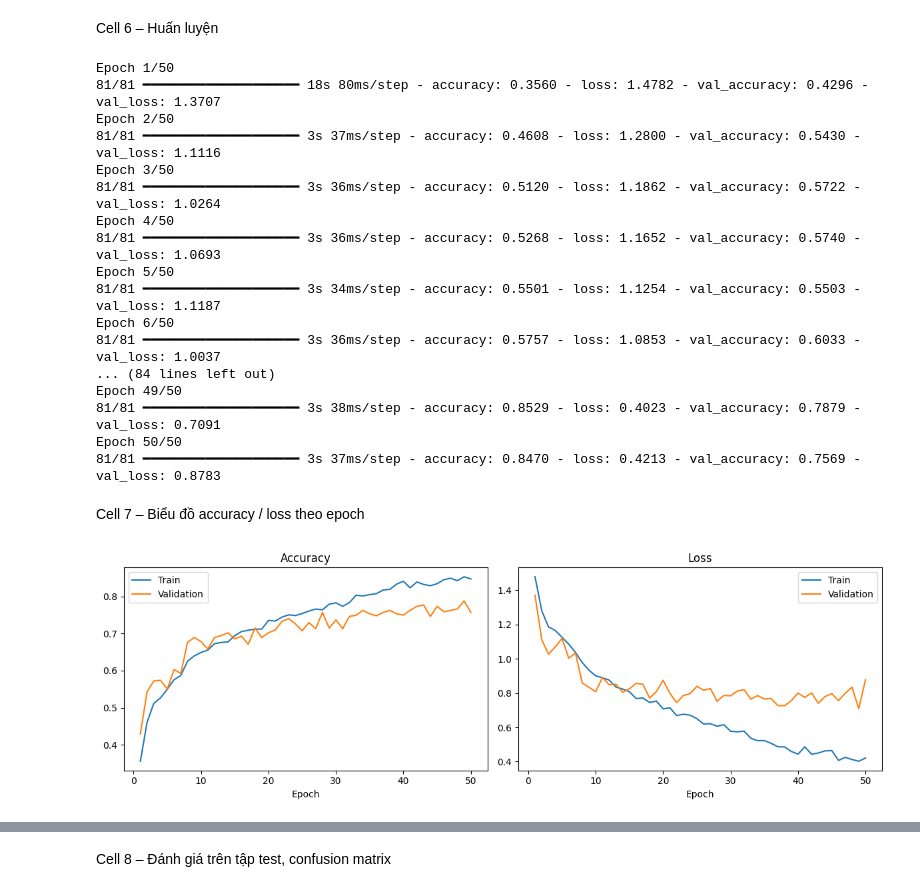
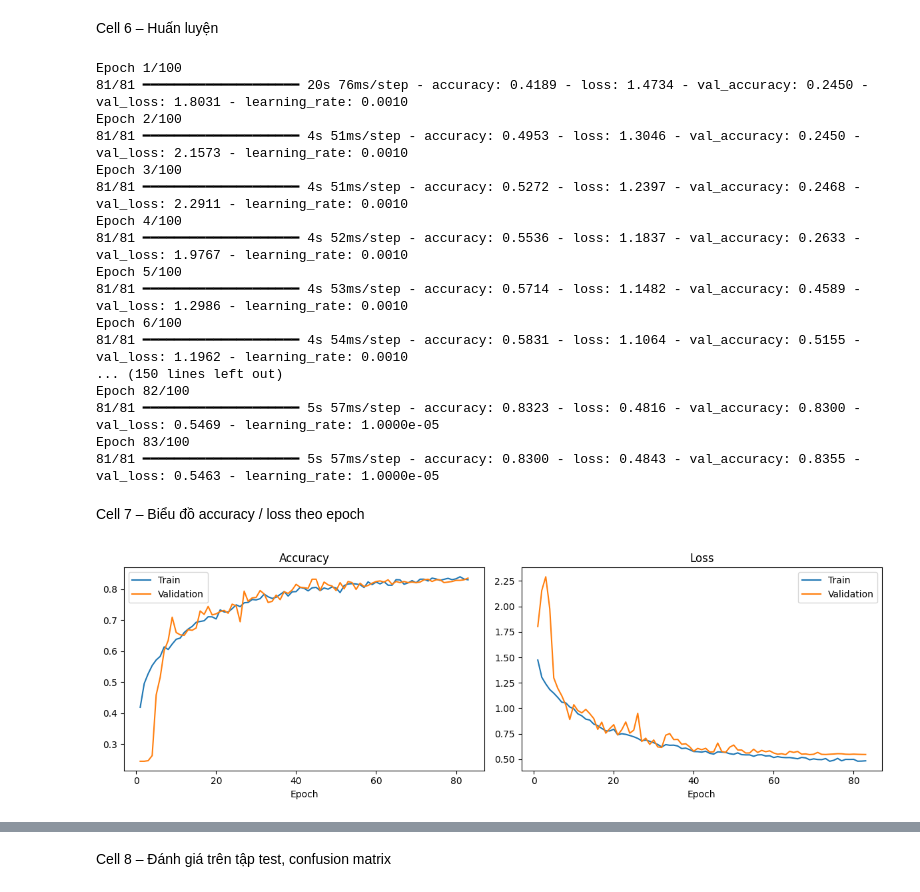
Before and after one commit to maihan88/Anthea, a Jupyter notebook: notebooks/01_train_tf_flowers.ipynb, the cells around one changed output, grey strips where cells are left out. Cells and saved outputs as stored; diff of their text form; code cells hidden in the pictures.

```diff
--- a/notebooks/01_train_tf_flowers.ipynb
+++ b/notebooks/01_train_tf_flowers.ipynb
@@ -51,7 +53,7 @@ else:
     src = '/content/flower_photos'
     classes = sorted(d for d in os.listdir(src) if os.path.isdir(f'{src}/{d}'))   # bỏ qua LICENSE.txt
 
-    rng = random.Random(SEED)
+    rng = random.Random(42)   # bản chia cố định như tf_flowers_split.zip, không đổi theo SEED
     for cls in classes:
         files = sorted(os.listdir(f'{src}/{cls}'))
         rng.shuffle(files)
@@ -114,6 +116,8 @@ Found 547 files belonging to 5 classes.
 # %% [markdown]
 Cell 5 – Xây mô hình CNN
 # %%
+L2 = regularizers.l2(1e-4)   # phạt trọng số lớn (mục 3 – Regularization)
+
 model = keras.Sequential([
     layers.Input(shape=IMG_SIZE + (3,)),
     layers.Rescaling(1./255),
@@ -123,13 +127,12 @@ model = keras.Sequential([
     layers.RandomHue(0.1, value_range=(0, 1)),          # xoay sắc độ màu một chút (đỏ ↔ hồng ↔ cam)
     layers.RandomSaturation((0.3,0.7), value_range=(0, 1)),   # màu đậm/nhạt ngẫu nhiên
     layers.RandomGrayscale(0.2),                        # 20% ảnh thành trắng đen → phải nhìn hình dạng
-    layers.Conv2D(16, 3, padding='same', activation='relu'), layers.MaxPooling2D(),
-    layers.Conv2D(32, 3, padding='same', activation='relu'), layers.MaxPooling2D(),
-    layers.Conv2D(64, 3, padding='same', activation='relu'), layers.MaxPooling2D(),
-    layers.Conv2D(128, 3, padding='same', activation='relu'), layers.MaxPooling2D(),
+    layers.Conv2D(16, 3, padding='same', activation='relu', kernel_regularizer=L2), layers.BatchNormalization(), layers.MaxPooling2D(),
+    layers.Conv2D(32, 3, padding='same', activation='relu', kernel_regularizer=L2), layers.BatchNormalization(), layers.MaxPooling2D(),
+    layers.Conv2D(64, 3, padding='same', activation='relu', kernel_regularizer=L2), layers.BatchNormalization(), layers.MaxPooling2D(),
+    layers.Conv2D(128, 3, padding='same', activation='relu', kernel_regularizer=L2), layers.BatchNormalization(), layers.MaxPooling2D(),
+    layers.GlobalAveragePooling2D(),                    # thay Flatten + Dense(128): mỗi kênh lấy trung bình còn 1 số
     layers.Dropout(0.2),
-    layers.Flatten(),
-    layers.Dense(128, activation='relu'),
     layers.Dense(len(class_names), activation='softmax'),
 ], name='flower_cnn')
 
@@ -164,51 +167,56 @@ model.compile(optimizer='adam',
               metrics=['accuracy'])
 
 callbacks = [
-    keras.callbacks.EarlyStopping(monitor='val_accuracy', patience=8, restore_best_weights=True),
-    keras.callbacks.ModelCheckpoint(CKPT_PATH, monitor='val_accuracy', save_best_only=True),
+    keras.callbacks.EarlyStopping(monitor='val_loss', patience=20, restore_best_weights=True),
+    keras.callbacks.ReduceLROnPlateau(monitor='val_loss', factor=0.5, patience=5, min_lr=1e-5),
+    keras.callbacks.ModelCheckpoint(CKPT_PATH, monitor='val_loss', save_best_only=True),
 ]
-history = model.fit(train_ds, validation_data=val_ds, epochs=50, callbacks=callbacks)
+history = model.fit(train_ds, validation_data=val_ds, epochs=100, callbacks=callbacks)
 
-model = keras.models.load_model(CKPT_PATH)   # dùng bản có val_accuracy tốt nhất
+model = keras.models.load_model(CKPT_PATH)   # dùng bản có val_loss thấp nhất
+
+# Lưu số liệu từng epoch ngay, phòng khi phiên Colab bị ngắt trước Cell 9
+with open(f'{ROOT}/checkpoints/history_v1.json', 'w') as f:
+    json.dump({k: [float(v) for v in vals] for k, vals in history.history.items()}, f)
 # %% [output]
-Epoch 1/50
-81/81 ━━━━━━━━━━━━━━━━━━━━ 18s 80ms/step - accuracy: 0.3560 - loss: 1.4782 - val_accuracy: 0.4296 - val_loss: 1.3707
-Epoch 2/50
-81/81 ━━━━━━━━━━━━━━━━━━━━ 3s 37ms/step - accuracy: 0.4608 - loss: 1.2800 - val_accuracy: 0.5430 - val_loss: 1.1116
-Epoch 3/50
-81/81 ━━━━━━━━━━━━━━━━━━━━ 3s 36ms/step - accuracy: 0.5120 - loss: 1.1862 - val_accuracy: 0.5722 - val_loss: 1.0264
-Epoch 4/50
-81/81 ━━━━━━━━━━━━━━━━━━━━ 3s 36ms/step - accuracy: 0.5268 - loss: 1.1652 - val_accuracy: 0.5740 - val_loss: 1.0693
-Epoch 5/50
-81/81 ━━━━━━━━━━━━━━━━━━━━ 3s 34ms/step - accuracy: 0.5501 - loss: 1.1254 - val_accuracy: 0.5503 - val_loss: 1.1187
-Epoch 6/50
-81/81 ━━━━━━━━━━━━━━━━━━━━ 3s 36ms/step - accuracy: 0.5757 - loss: 1.0853 - val_accuracy: 0.6033 - val_loss: 1.0037
-... (84 lines left out)
-Epoch 49/50
-81/81 ━━━━━━━━━━━━━━━━━━━━ 3s 38ms/step - accuracy: 0.8529 - loss: 0.4023 - val_accuracy: 0.7879 - val_loss: 0.7091
-Epoch 50/50
-81/81 ━━━━━━━━━━━━━━━━━━━━ 3s 37ms/step - accuracy: 0.8470 - loss: 0.4213 - val_accuracy: 0.7569 - val_loss: 0.8783
+Epoch 1/100
+81/81 ━━━━━━━━━━━━━━━━━━━━ 20s 76ms/step - accuracy: 0.4189 - loss: 1.4734 - val_accuracy: 0.2450 - val_loss: 1.8031 - learning_rate: 0.0010
+Epoch 2/100
+81/81 ━━━━━━━━━━━━━━━━━━━━ 4s 51ms/step - accuracy: 0.4953 - loss: 1.3046 - val_accuracy: 0.2450 - val_loss: 2.1573 - learning_rate: 0.0010
+Epoch 3/100
+81/81 ━━━━━━━━━━━━━━━━━━━━ 4s 51ms/step - accuracy: 0.5272 - loss: 1.2397 - val_accuracy: 0.2468 - val_loss: 2.2911 - learning_rate: 0.0010
+Epoch 4/100
+81/81 ━━━━━━━━━━━━━━━━━━━━ 4s 52ms/step - accuracy: 0.5536 - loss: 1.1837 - val_accuracy: 0.2633 - val_loss: 1.9767 - learning_rate: 0.0010
+Epoch 5/100
+81/81 ━━━━━━━━━━━━━━━━━━━━ 4s 53ms/step - accuracy: 0.5714 - loss: 1.1482 - val_accuracy: 0.4589 - val_loss: 1.2986 - learning_rate: 0.0010
+Epoch 6/100
+81/81 ━━━━━━━━━━━━━━━━━━━━ 4s 54ms/step - accuracy: 0.5831 - loss: 1.1064 - val_accuracy: 0.5155 - val_loss: 1.1962 - learning_rate: 0.0010
+... (150 lines left out)
+Epoch 82/100
+81/81 ━━━━━━━━━━━━━━━━━━━━ 5s 57ms/step - accuracy: 0.8323 - loss: 0.4816 - val_accuracy: 0.8300 - val_loss: 0.5469 - learning_rate: 1.0000e-05
+Epoch 83/100
+81/81 ━━━━━━━━━━━━━━━━━━━━ 5s 57ms/step - accuracy: 0.8300 - loss: 0.4843 - val_accuracy: 0.8355 - val_loss: 0.5463 - learning_rate: 1.0000e-05
 # %% [markdown]
 Cell 7 – Biểu đồ accuracy / loss theo epoch
 # %%
 h = history.history
 ep = range(1, len(h['loss']) + 1)
 
 plt.figure(figsize=(12, 4))
 plt.subplot(1, 2, 1)
 plt.plot(ep, h['accuracy'], label='Train'); plt.plot(ep, h['val_accuracy'], label='Validation')
 plt.title('Accuracy'); plt.xlabel('Epoch'); plt.legend()
 plt.subplot(1, 2, 2)
 plt.plot(ep, h['loss'], label='Train'); plt.plot(ep, h['val_loss'], label='Validation')
 plt.title('Loss'); plt.xlabel('Epoch'); plt.legend()
 plt.tight_layout()
 plt.savefig(f'{MODEL_DIR}/training_curves.png', dpi=150)
 plt.show()
 
-best_epoch = int(np.argmax(h['val_accuracy'])) + 1
+best_epoch = int(np.argmin(h['val_loss'])) + 1      # khớp với epoch mà checkpoint đã lưu
 gap = h['accuracy'][best_epoch - 1] - h['val_accuracy'][best_epoch - 1]
 print(f'Epoch tốt nhất: {best_epoch}/{len(h["loss"])} | train – val accuracy = {gap:.3f}')
 if gap > 0.15:
     print('⚠ Overfitting: tăng Dropout lên 0.3–0.4 hoặc tăng mức tăng cường dữ liệu')
 # %% [output]
-[figure, old version]
+[figure, new version]
```
Also changed, not shown: parts of 8 cells of this notebook, 5 other files.
